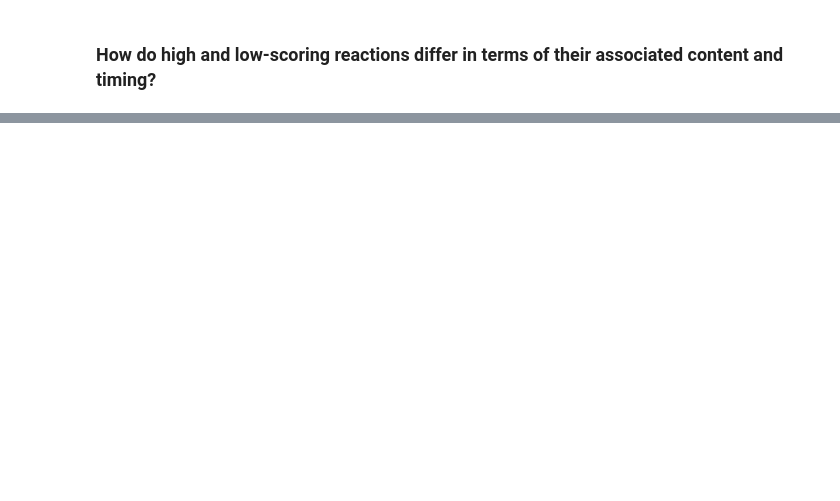
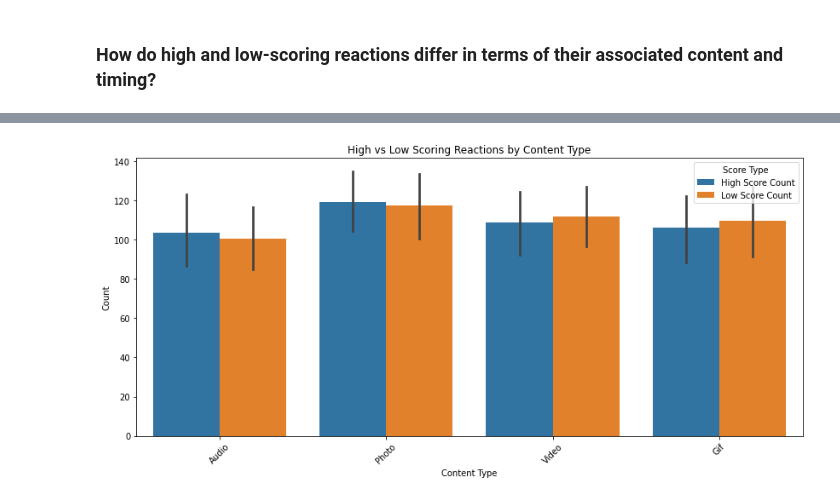
Before and after one commit to Oladk/Accenture-Content-Data-analysis, a Jupyter notebook: Accenture Content Data Analysis.ipynb, the cells around one changed output, grey strips where cells are left out. Cells and saved outputs as stored; diff of their text form; code cells hidden in the pictures; blank space fills up the shorter version.

```diff
--- a/Accenture Content Data Analysis.ipynb
+++ b/Accenture Content Data Analysis.ipynb
@@ -816,2 +926,25 @@ Chi-Square Test: p-value = 1.0
 # %% [markdown]
 ### How do high and low-scoring reactions differ in terms of their associated content and timing?
+# %%
+# Define thresholds
+score_thresholds = reaction_data['Score'].quantile([0.25, 0.75])
+low_score_threshold = score_thresholds[0.25]
+high_score_threshold = score_thresholds[0.75]
+
+# Create subsets
+low_scoring_reactions = reaction_data[reaction_data['Score'] <= low_score_threshold]
+high_scoring_reactions = reaction_data[reaction_data['Score'] >= high_score_threshold]
+# %%
+# Group and summarize by Content Type and Category
+high_score_summary = high_scoring_reactions.groupby(['Content Type', 'Category']).size().reset_index(name='High Score Count')
+low_score_summary = low_scoring_reactions.groupby(['Content Type', 'Category']).size().reset_index(name='Low Score Count')
+
+# Merge high and low summaries for comparison
+content_comparison = pd.merge(high_score_summary, low_score_summary, on=['Content Type', 'Category'], how='outer').fillna(0)
+
+# Add proportions
+content_comparison['High vs Low Ratio'] = content_comparison['High Score Count'] / (content_comparison['Low Score Count']+1)
+
+# Sort by ratio
+content_comparison = content_comparison.sort_values(by='High vs Low Ratio', ascending=False)
+print(content_comparison.head(10))
@@ -817,0 +997,14 @@ Chi-Square Test: p-value = 1.0
+# %%
+# Bar plot for content comparison
+content_comparison_melted = content_comparison.melt(id_vars=['Content Type', 'Category'], value_vars=['High Score Count', 'Low Score Count'], var_name='Score Type', value_name='Count')
+
+plt.figure(figsize=(14, 6))
+sns.barplot(data=content_comparison_melted, x='Content Type', y='Count', hue='Score Type')
+plt.title('High vs Low Scoring Reactions by Content Type')
+plt.ylabel('Count')
+plt.xlabel('Content Type')
+plt.xticks(rotation=45)
+plt.legend(title='Score Type')
+plt.show()
+# %% [output]
+[figure, added]
```
Also changed, not shown: parts of 35 cells of this notebook.
